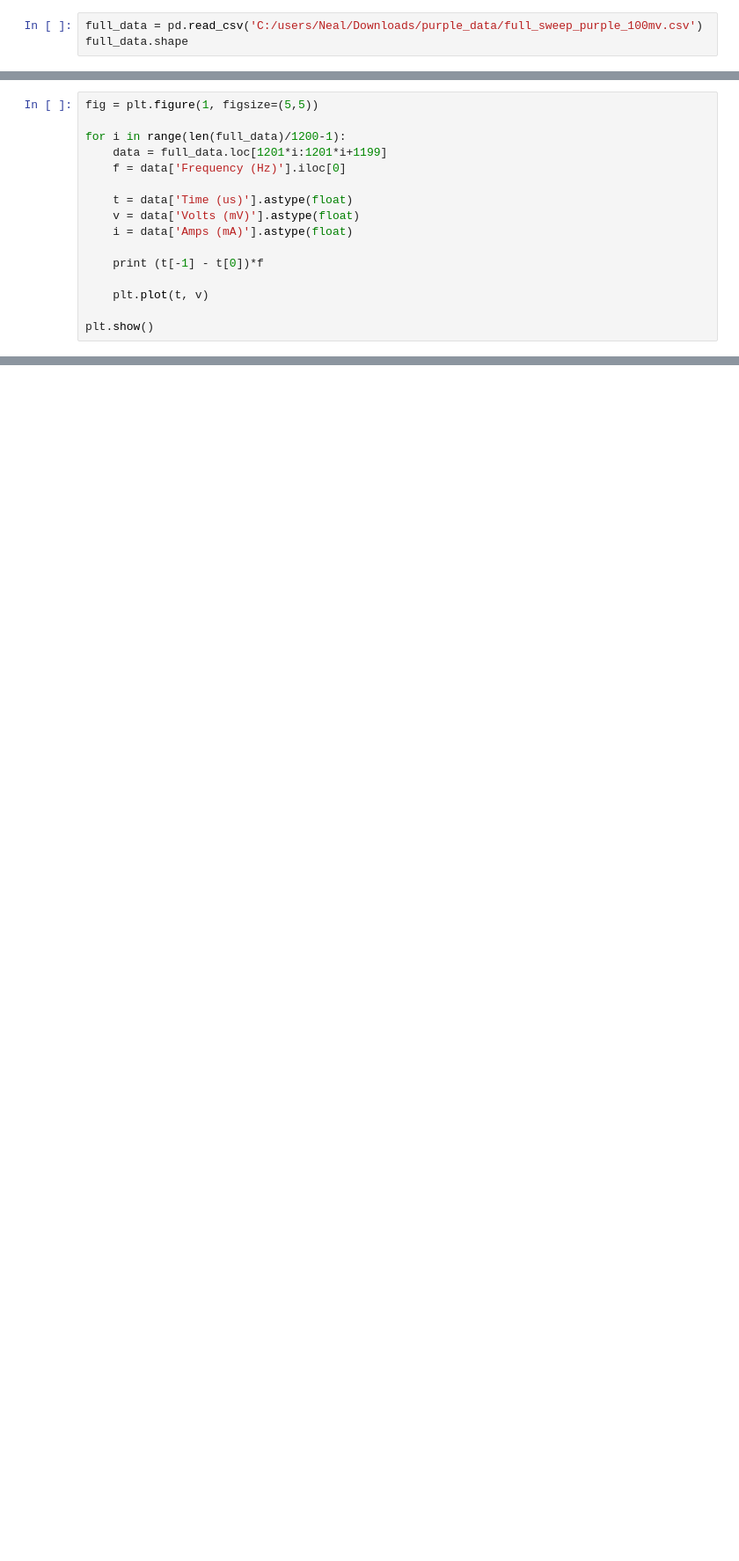
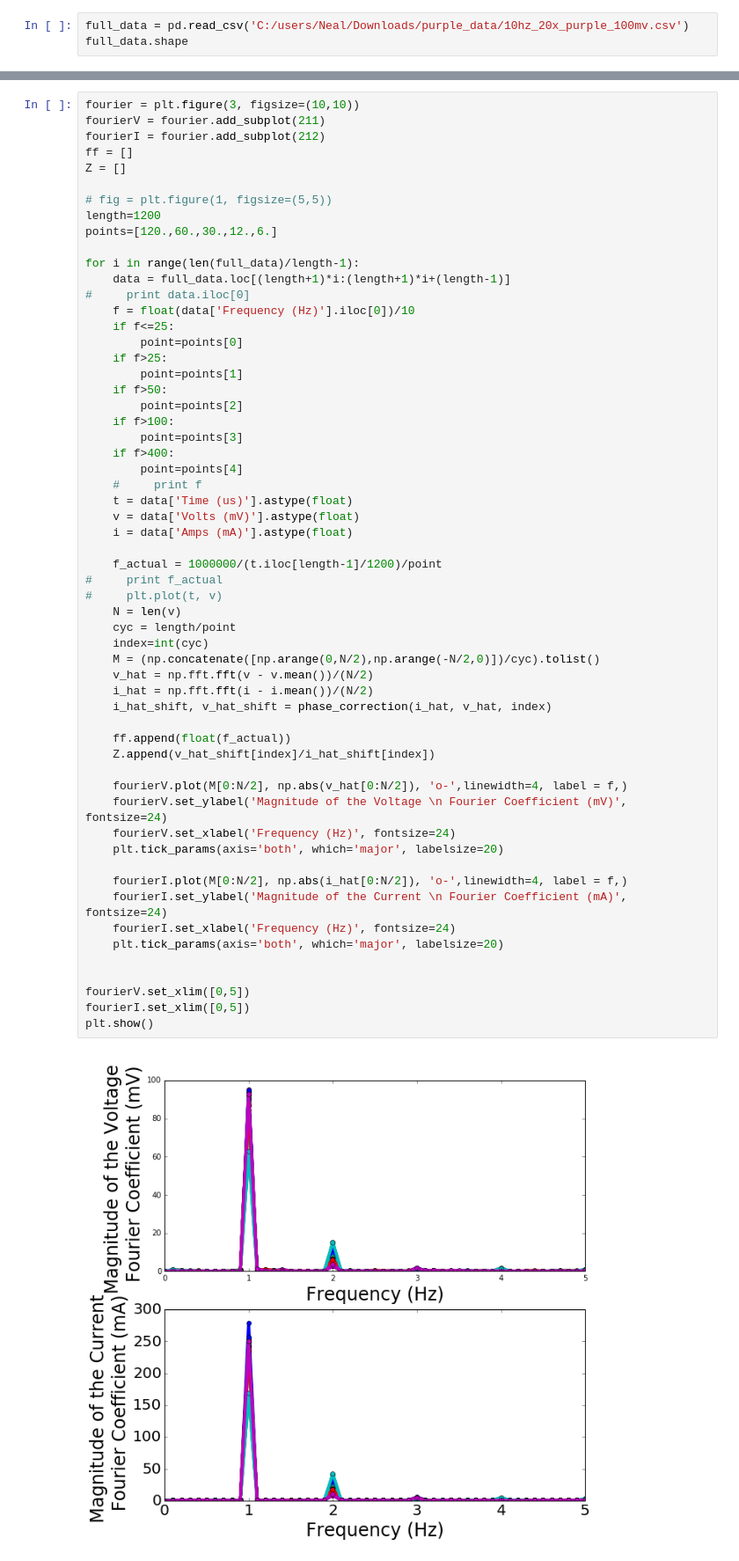
Before and after one commit to ndawsonelli/Arduino_data_analysis, a Jupyter notebook: Arduino_data_read.ipynb, the cells around one changed output, grey strips where cells are left out. Shown at 88% size. Cells and saved outputs as stored; diff of their text form; blank space fills up the shorter version.

Commit message:
file works now
reads arduino and anlyzes fourier transform and produces nyquist plot

```diff
--- a/Arduino_data_read.ipynb
+++ b/Arduino_data_read.ipynb
@@ -35,4 +24,4 @@ plt.show()
 # %%
-full_data = pd.read_csv('C:/users/Neal/Downloads/purple_data/full_sweep_purple_100mv.csv')
+full_data = pd.read_csv('C:/users/Neal/Downloads/purple_data/10hz_20x_purple_100mv.csv')
 full_data.shape
 # %% [output]
@@ -68,16 +59,0 @@ print tally
-# %%
-fig = plt.figure(1, figsize=(5,5))
-
-for i in range(len(full_data)/1200-1):
-    data = full_data.loc[1201*i:1201*i+1199]
-    f = data['Frequency (Hz)'].iloc[0]
-
-    t = data['Time (us)'].astype(float)
-    v = data['Volts (mV)'].astype(float)
-    i = data['Amps (mA)'].astype(float)
-
-    print (t[-1] - t[0])*f
-
-    plt.plot(t, v)
-
-plt.show()
@@ -86,0 +60,60 @@ KeyError: -1L
+# %%
+fourier = plt.figure(3, figsize=(10,10))
+fourierV = fourier.add_subplot(211)
+fourierI = fourier.add_subplot(212)
+ff = []
+Z = []
+
+# fig = plt.figure(1, figsize=(5,5))
+length=1200
+points=[120.,60.,30.,12.,6.]
+
+for i in range(len(full_data)/length-1):
+    data = full_data.loc[(length+1)*i:(length+1)*i+(length-1)]
+#     print data.iloc[0]
+    f = float(data['Frequency (Hz)'].iloc[0])/10
+    if f<=25:
+        point=points[0]
+    if f>25:
+        point=points[1]
+    if f>50:
+        point=points[2]
+    if f>100:
+        point=points[3]
+    if f>400:
+        point=points[4]
+    #     print f
+    t = data['Time (us)'].astype(float)
+    v = data['Volts (mV)'].astype(float)
+    i = data['Amps (mA)'].astype(float)
+
+    f_actual = 1000000/(t.iloc[length-1]/1200)/point
+#     print f_actual
+#     plt.plot(t, v)
+    N = len(v)
+    cyc = length/point
+    index=int(cyc)
+    M = (np.concatenate([np.arange(0,N/2),np.arange(-N/2,0)])/cyc).tolist()
+    v_hat = np.fft.fft(v - v.mean())/(N/2)
+    i_hat = np.fft.fft(i - i.mean())/(N/2)
+    i_hat_shift, v_hat_shift = phase_correction(i_hat, v_hat, index)
+
+    ff.append(float(f_actual))
+    Z.append(v_hat_shift[index]/i_hat_shift[index])
+
+    fourierV.plot(M[0:N/2], np.abs(v_hat[0:N/2]), 'o-',linewidth=4, label = f,)
+    fourierV.set_ylabel('Magnitude of the Voltage \n Fourier Coefficient (mV)', fontsize=24)
+    fourierV.set_xlabel('Frequency (Hz)', fontsize=24)
+    plt.tick_params(axis='both', which='major', labelsize=20)
+
+    fourierI.plot(M[0:N/2], np.abs(i_hat[0:N/2]), 'o-',linewidth=4, label = f,)
+    fourierI.set_ylabel('Magnitude of the Current \n Fourier Coefficient (mA)', fontsize=24)
+    fourierI.set_xlabel('Frequency (Hz)', fontsize=24)
+    plt.tick_params(axis='both', which='major', labelsize=20)
+
+
+fourierV.set_xlim([0,5])
+fourierI.set_xlim([0,5])
+plt.show()
+# %% [output]
+[figure, added]
```
Also changed, not shown: parts of 13 cells of this notebook.
